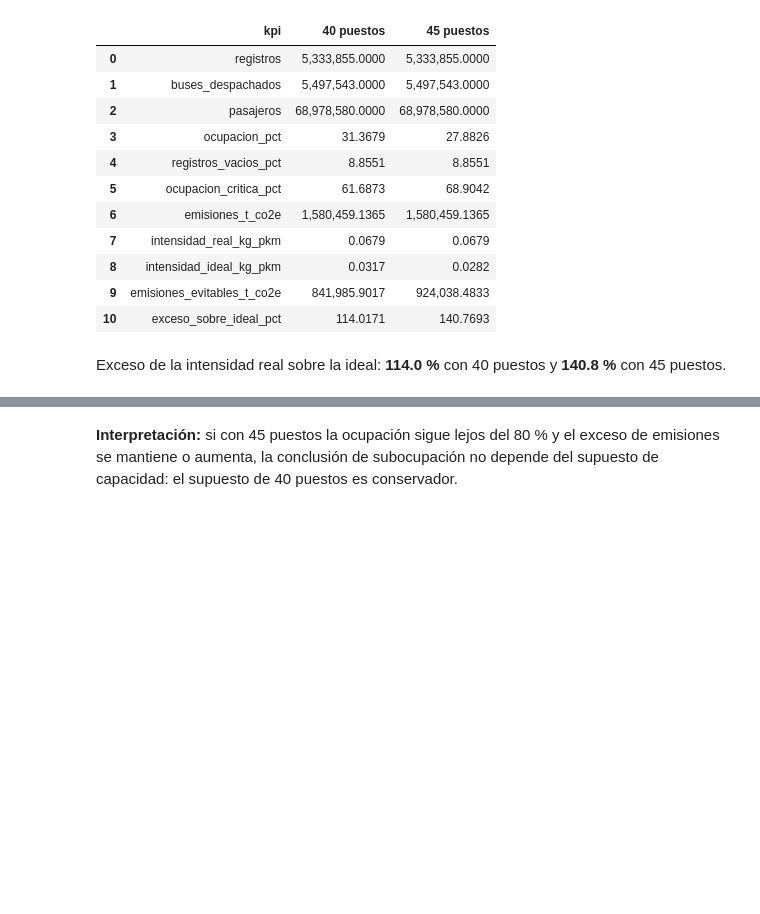
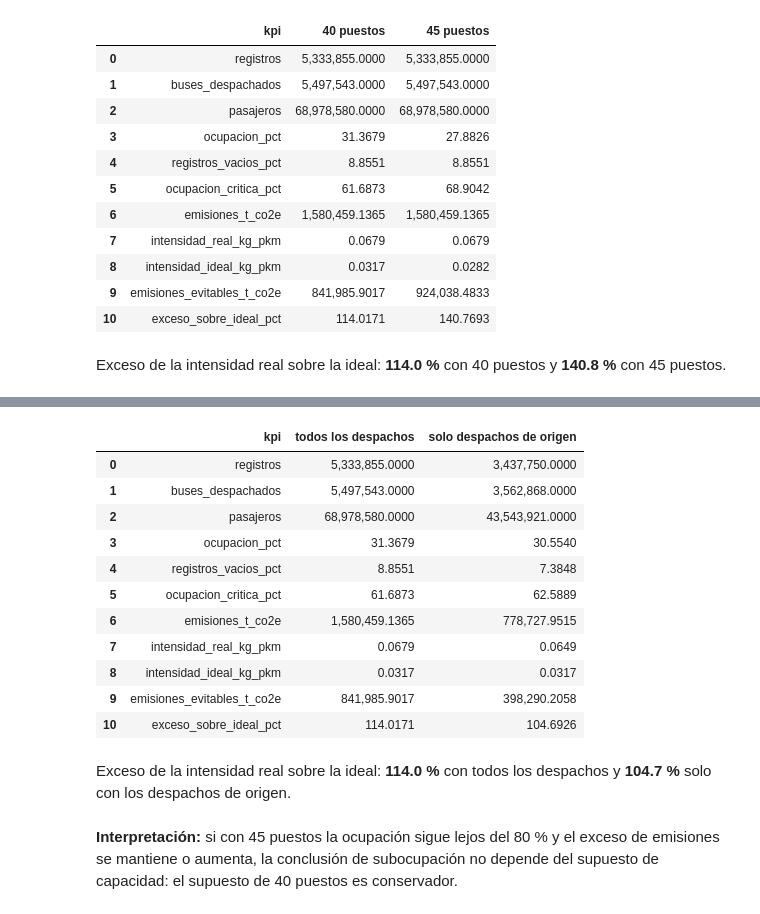
Before and after one commit to KarollPintoC/Proyecto_Analitiaca_Datos_transporte, a Jupyter notebook: notebooks/Fase3_Modelado_Ambiental.ipynb, the cells around one changed output, grey strips where cells are left out. Saved outputs shown, nothing was run; the diff lists cells and outputs as text; code cells hidden in the pictures; blank space fills up the shorter version.

```diff
--- a/notebooks/Fase3_Modelado_Ambiental.ipynb
+++ b/notebooks/Fase3_Modelado_Ambiental.ipynb
@@ -309,3 +313,30 @@ Exceso de la intensidad real sobre la ideal: **114.0 %** con 40 puestos y **140.
+# %%
+# NUEVO: sensibilidad de los KPI al tipo de despacho (todos frente a solo origen)
+escenarios_tipo = [kpis(df).rename("todos los despachos"),
+                   kpis(df[df['tipo_despacho'] == 'ORIGEN']).rename("solo despachos de origen")]
+sens_tipo = pd.concat(escenarios_tipo, axis=1)
+sens_tipo.loc["exceso_sobre_ideal_pct"] = (sens_tipo.loc["intensidad_real_kg_pkm"]
+                                          / sens_tipo.loc["intensidad_ideal_kg_pkm"] - 1) * 100
+sens_tipo = sens_tipo.round(4).reset_index(names="kpi")
+sens_tipo.to_csv(TABS / "fase3_05_sensibilidad_tipo_despacho.csv", index=False)
+display(sens_tipo)
+e_todos, e_origen = sens_tipo.set_index("kpi").loc["exceso_sobre_ideal_pct"]
+display(Markdown(f"Exceso de la intensidad real sobre la ideal: **{e_todos:.1f} %** con todos los despachos "
+                 f"y **{e_origen:.1f} %** solo con los despachos de origen."))
+# %% [output]
+|  | kpi | todos los despachos | solo despachos de origen |
+| 0 | registros | 5,333,855.0000 | 3,437,750.0000 |
+| 1 | buses_despachados | 5,497,543.0000 | 3,562,868.0000 |
+| 2 | pasajeros | 68,978,580.0000 | 43,543,921.0000 |
+| 3 | ocupacion_pct | 31.3679 | 30.5540 |
+| 4 | registros_vacios_pct | 8.8551 | 7.3848 |
+| 5 | ocupacion_critica_pct | 61.6873 | 62.5889 |
+| 6 | emisiones_t_co2e | 1,580,459.1365 | 778,727.9515 |
+| 7 | intensidad_real_kg_pkm | 0.0679 | 0.0649 |
+| 8 | intensidad_ideal_kg_pkm | 0.0317 | 0.0317 |
+| 9 | emisiones_evitables_t_co2e | 841,985.9017 | 398,290.2058 |
+| 10 | exceso_sobre_ideal_pct | 114.0171 | 104.6926 |
+Exceso de la intensidad real sobre la ideal: **114.0 %** con todos los despachos y **104.7 %** solo con los despachos de origen.
 # %% [markdown]
 **Interpretación:** si con 45 puestos la ocupación sigue lejos del 80 % y el exceso de emisiones se mantiene o aumenta, la conclusión de subocupación no depende del supuesto de capacidad: el supuesto de 40 puestos es conservador.
 # %%
```
Also changed, not shown: parts of 1 cell of this notebook, 7 other files.
